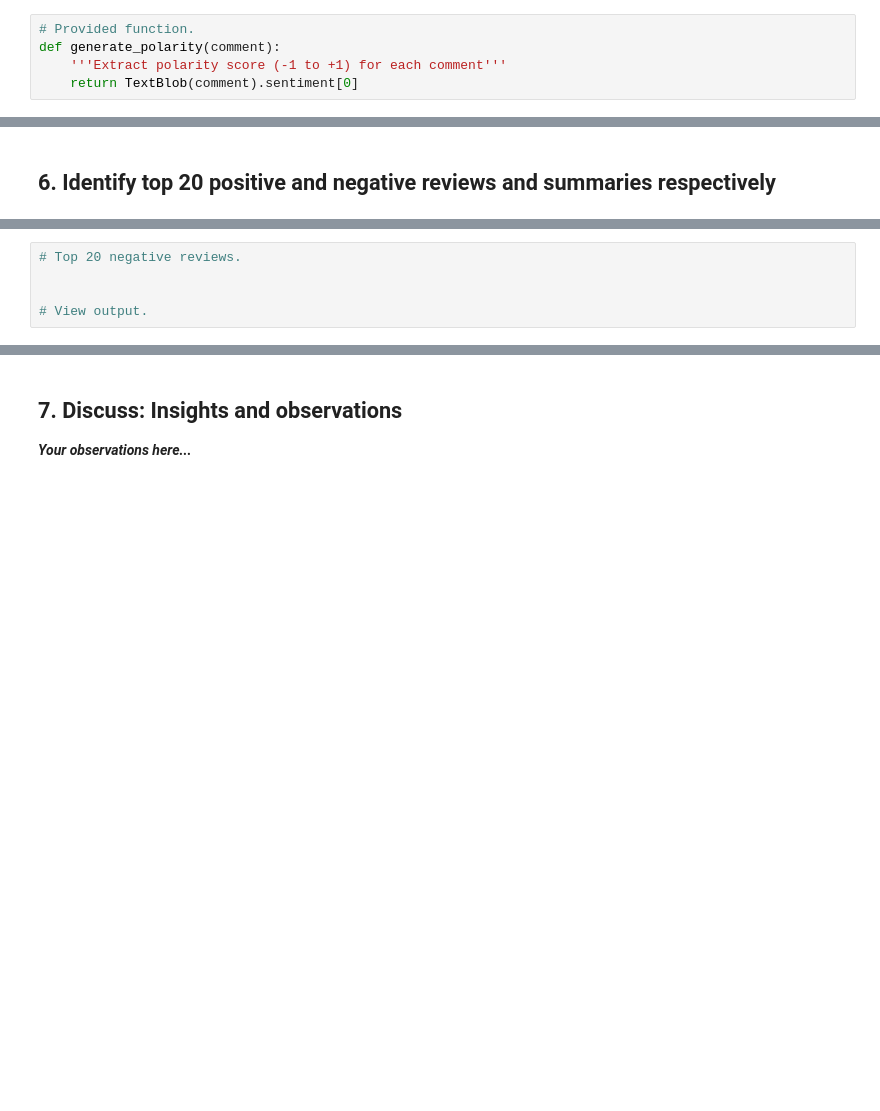
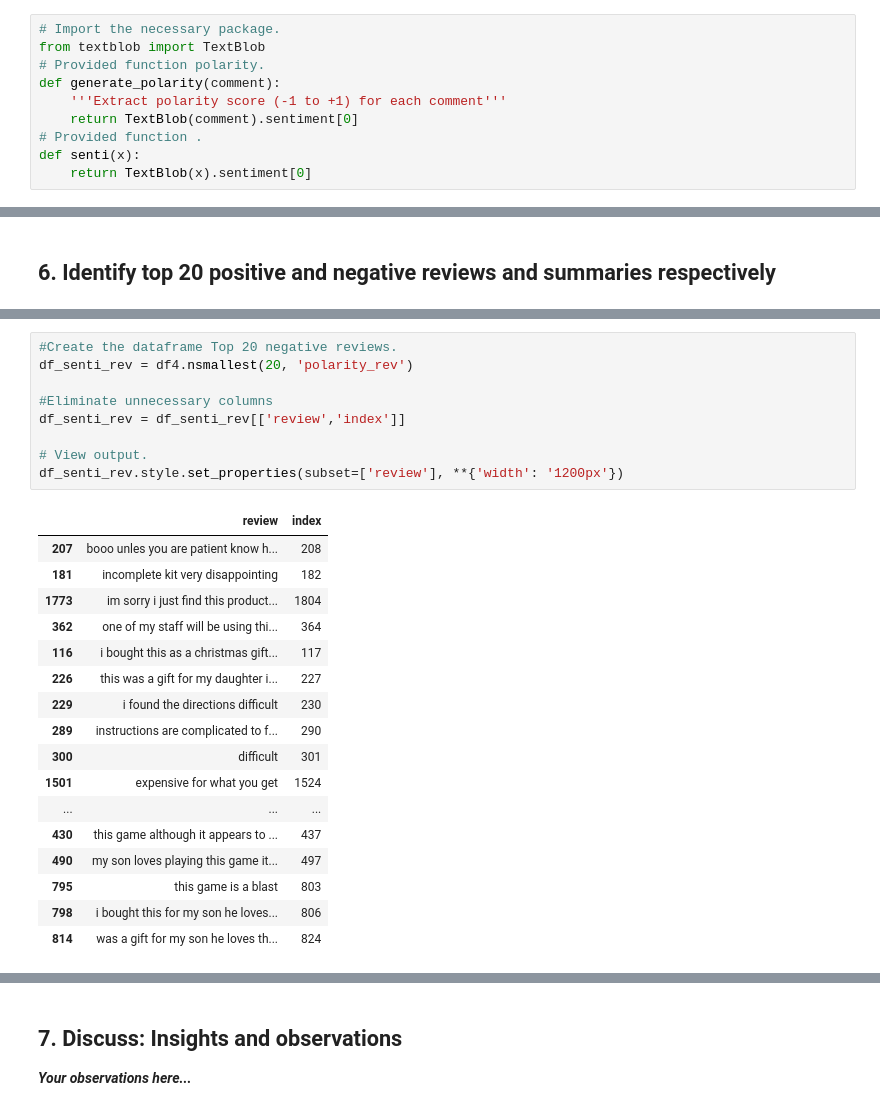
Before and after one commit to mikebenas/LSE_TurtleGames_R_Analysis, a Jupyter notebook: LSE_DA301_Assignment_Python_template.ipynb, the cells around one changed output, grey strips where cells are left out. Drawn from its saved outputs; the diff is of its cells as text; blank space fills up the shorter version.

```diff
--- a/LSE_DA301_Assignment_Python_template.ipynb
+++ b/LSE_DA301_Assignment_Python_template.ipynb
@@ -1552,8 +1552,13 @@ for i in ax.patches:
 # %% [markdown]
 ## 5. Review polarity and sentiment: Plot histograms of polarity (use 15 bins) and sentiment scores for the respective columns.
 # %%
-# Provided function.
+# Import the necessary package.
+from textblob import TextBlob
+# Provided function polarity.
 def generate_polarity(comment):
     '''Extract polarity score (-1 to +1) for each comment'''
     return TextBlob(comment).sentiment[0]
+# Provided function .
+def senti(x):
+    return TextBlob(x).sentiment[0]
 # %%
@@ -1578,6 +1681,28 @@ def generate_polarity(comment):
 # %%
-# Top 20 negative reviews.
+#Create the dataframe Top 20 negative reviews.
+df_senti_rev = df4.nsmallest(20, 'polarity_rev')
 
+#Eliminate unnecessary columns
+df_senti_rev = df_senti_rev[['review','index']]
 
 # View output.
+df_senti_rev.style.set_properties(subset=['review'], **{'width': '1200px'})
+# %% [output]
+|  | review | index |
+| 207 | booo unles you are patient know h... | 208 |
+| 181 | incomplete kit very disappointing | 182 |
+| 1773 | im sorry i just find this product... | 1804 |
+| 362 | one of my staff will be using thi... | 364 |
+| 116 | i bought this as a christmas gift... | 117 |
+| 226 | this was a gift for my daughter i... | 227 |
+| 229 | i found the directions difficult | 230 |
+| 289 | instructions are complicated to f... | 290 |
+| 300 | difficult | 301 |
+| 1501 | expensive for what you get | 1524 |
+| ... | ... | ... |
+| 430 | this game although it appears to ... | 437 |
+| 490 | my son loves playing this game it... | 497 |
+| 795 | this game is a blast | 803 |
+| 798 | i bought this for my son he loves... | 806 |
+| 814 | was a gift for my son he loves th... | 824 |
 # %%
```
Also changed, not shown: parts of 11 cells of this notebook.
